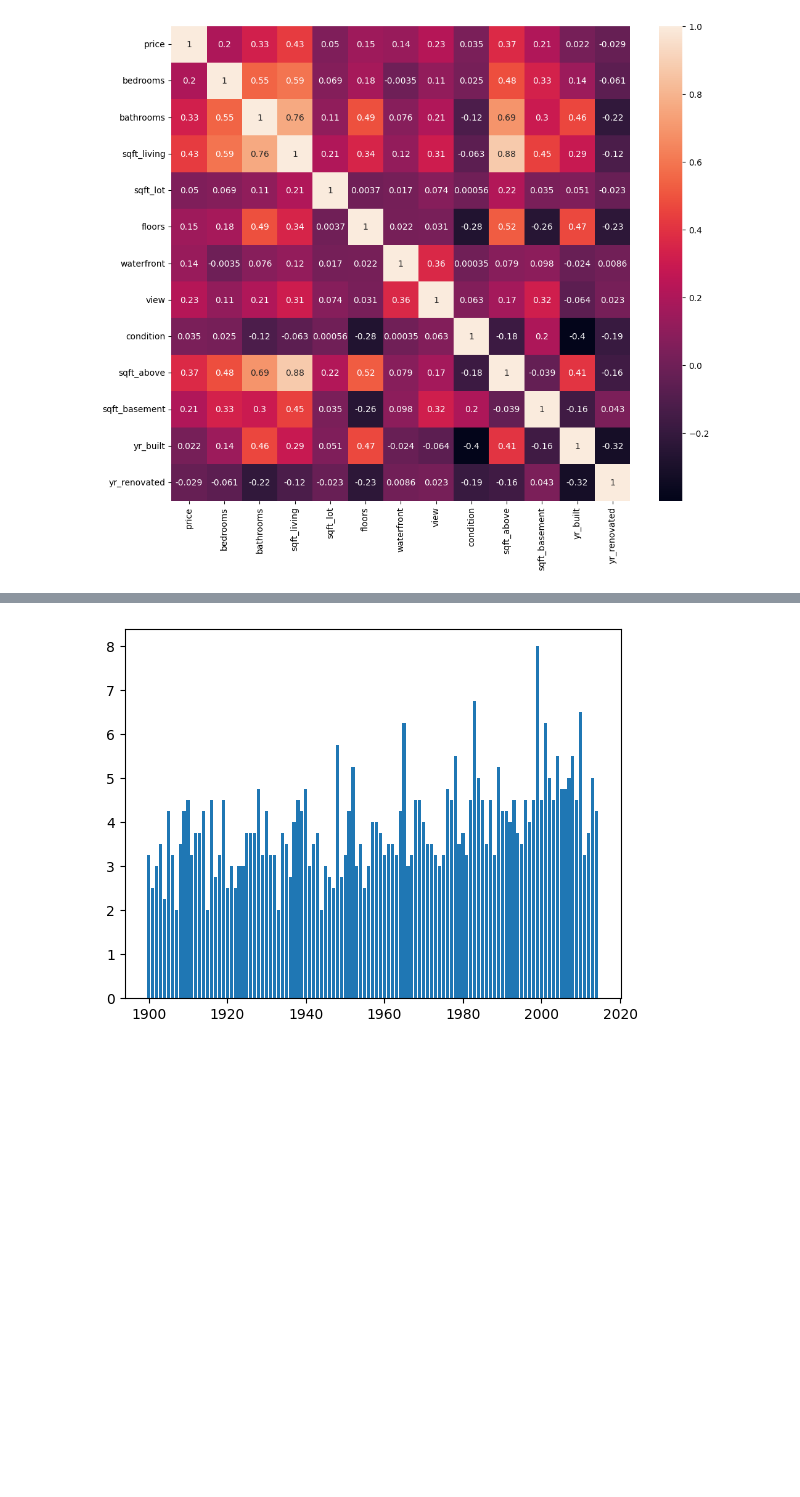
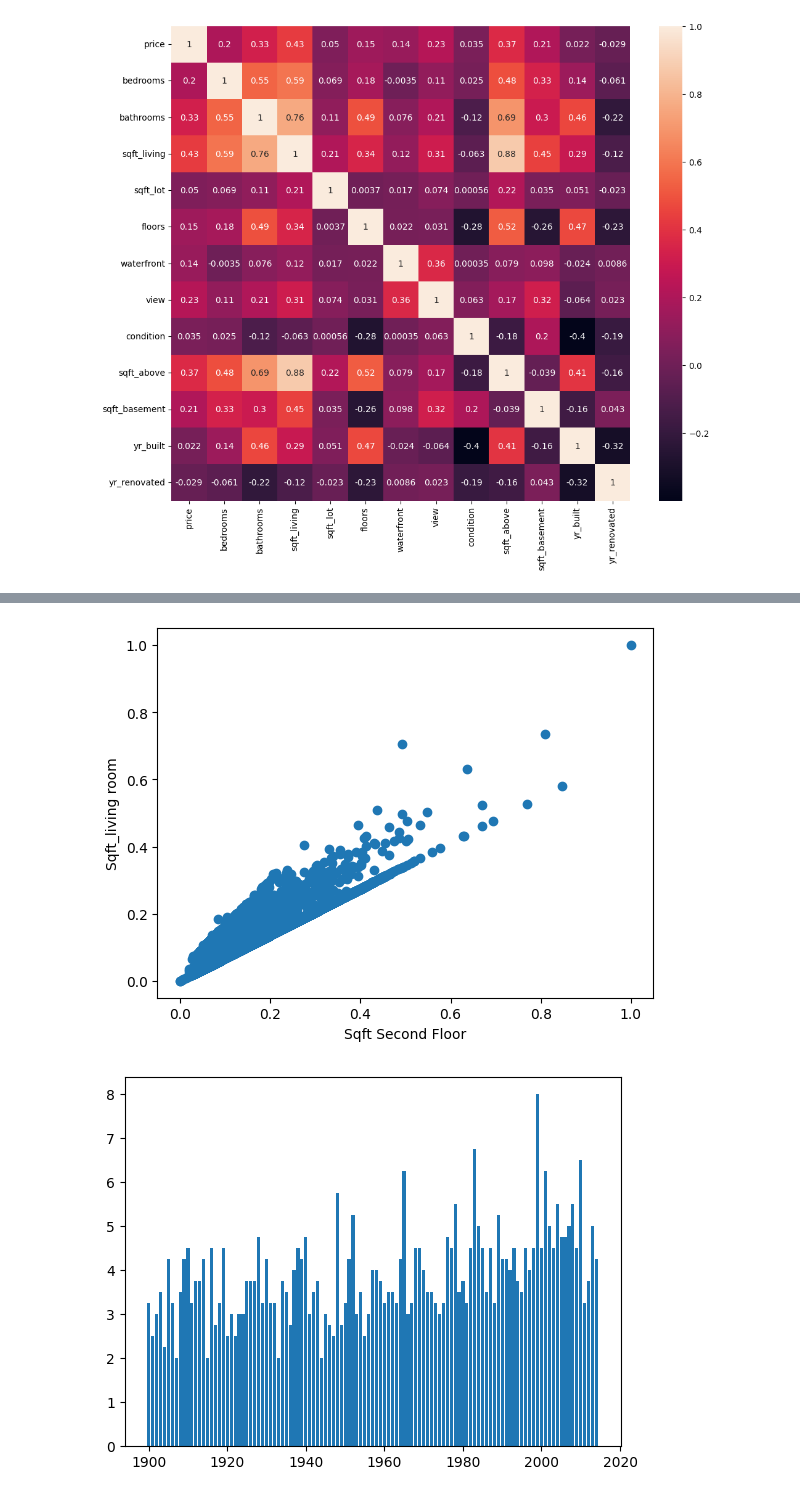
Before and after one commit to Deyonrose/labexercises, a Jupyter notebook: 2348513_ex1.ipynb, the cells around one changed output, grey strips where cells are left out. Cells and saved outputs as stored; diff of their text form; code cells hidden in the pictures; blank space fills up the shorter version.

```diff
--- a/2348513_ex1.ipynb
+++ b/2348513_ex1.ipynb
@@ -125,3 +156,10 @@ sns.heatmap(df.corr(),annot=True)
+# %%
+plt.scatter(df['sqft_above'],df['sqft_living'])
+plt.xlabel('Sqft Second Floor')
+plt.ylabel('Sqft_living room')
+plt.show()
+# %% [output]
+[figure, added]
 # %%
 plt.bar(df['yr_built'],df['bathrooms'])
 plt.plot()
```
Also changed, not shown: parts of 12 cells of this notebook.
